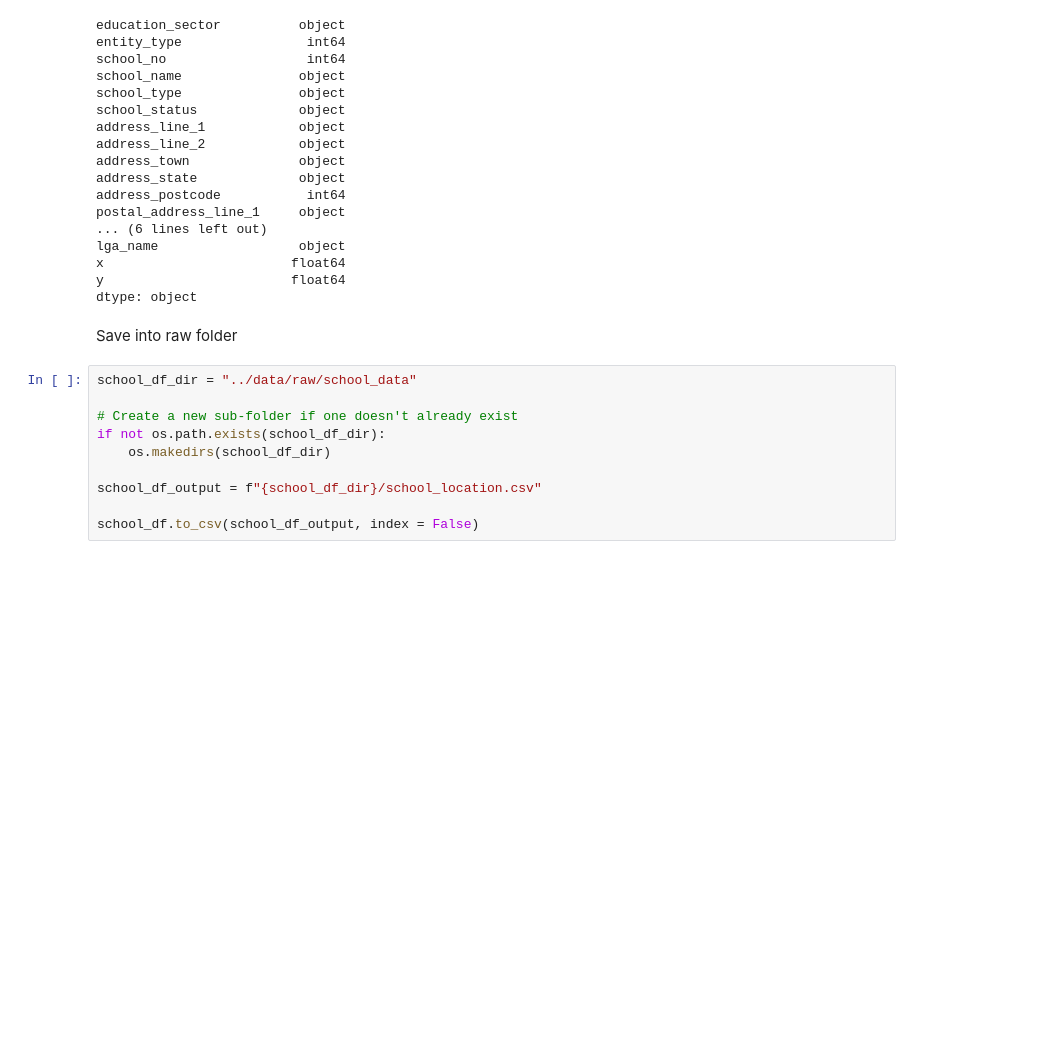
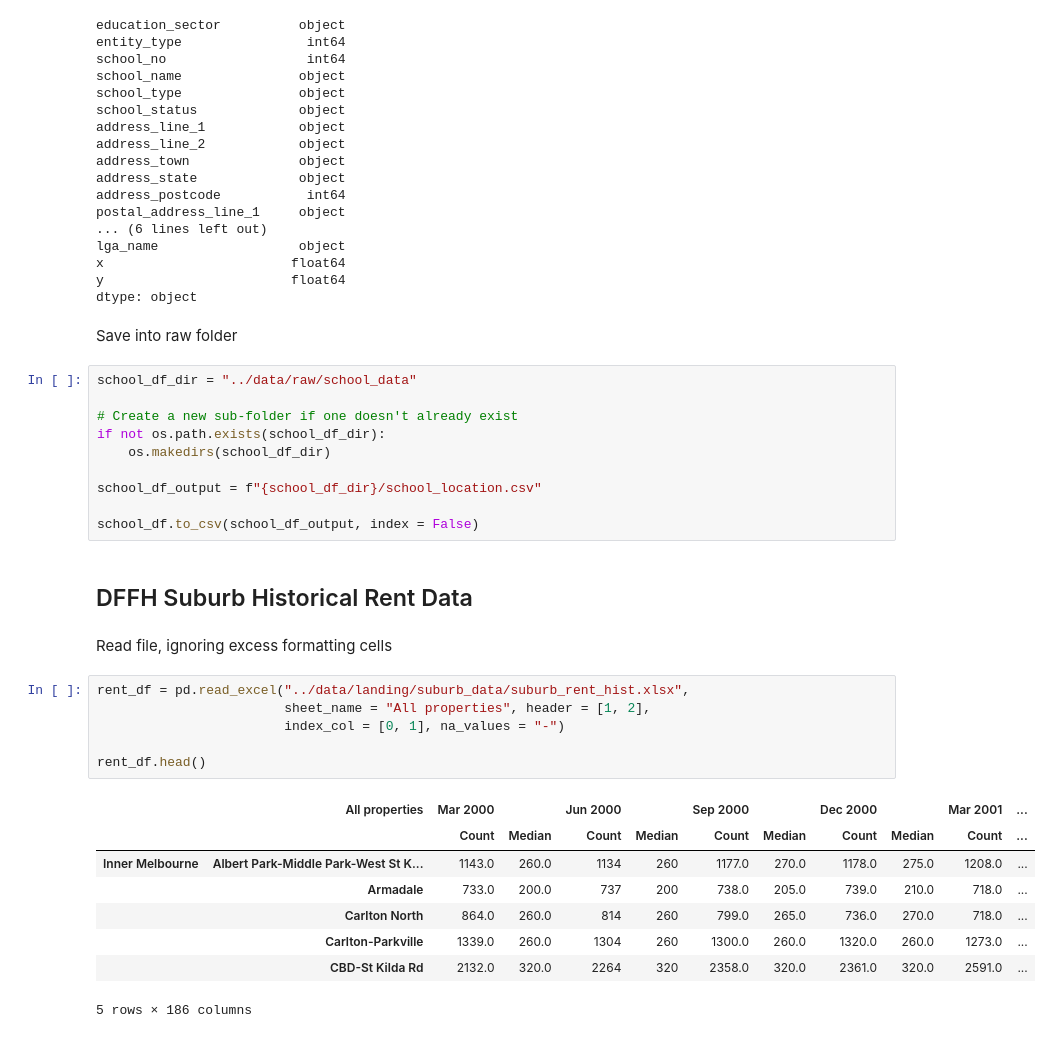
Before and after one commit to MAST30034-AppliedDataScience/project-2-group-real-estate-industry-project-21, a Jupyter notebook: notebooks/preprocess_external.ipynb, the cells around one changed output. Saved outputs shown, nothing was run; the diff lists cells and outputs as text; blank space fills up the shorter version.

```diff
--- a/notebooks/preprocess_external.ipynb
+++ b/notebooks/preprocess_external.ipynb
@@ -403,3 +413,22 @@ if not os.path.exists(school_df_dir):
 school_df_output = f"{school_df_dir}/school_location.csv"
 
 school_df.to_csv(school_df_output, index = False)
+# %% [markdown]
+## DFFH Suburb Historical Rent Data
+# %% [markdown]
+Read file, ignoring excess formatting cells
+# %%
+rent_df = pd.read_excel("../data/landing/suburb_data/suburb_rent_hist.xlsx",
+                        sheet_name = "All properties", header = [1, 2],
+                        index_col = [0, 1], na_values = "-")
+
+rent_df.head()
+# %% [output]
+|  | All properties | Mar 2000 |  | Jun 2000 |  | Sep 2000 |  | Dec 2000 |  | Mar 2001 | ... |
+|  |  | Count | Median | Count | Median | Count | Median | Count | Median | Count | ... |
+| Inner Melbourne | Albert Park-Middle Park-West St K... | 1143.0 | 260.0 | 1134 | 260 | 1177.0 | 270.0 | 1178.0 | 275.0 | 1208.0 | ... |
+|  | Armadale | 733.0 | 200.0 | 737 | 200 | 738.0 | 205.0 | 739.0 | 210.0 | 718.0 | ... |
+|  | Carlton North | 864.0 | 260.0 | 814 | 260 | 799.0 | 265.0 | 736.0 | 270.0 | 718.0 | ... |
+|  | Carlton-Parkville | 1339.0 | 260.0 | 1304 | 260 | 1300.0 | 260.0 | 1320.0 | 260.0 | 1273.0 | ... |
+|  | CBD-St Kilda Rd | 2132.0 | 320.0 | 2264 | 320 | 2358.0 | 320.0 | 2361.0 | 320.0 | 2591.0 | ... |
+5 rows × 186 columns
```
Also changed, not shown: parts of 17 cells of this notebook, 1 other file.
